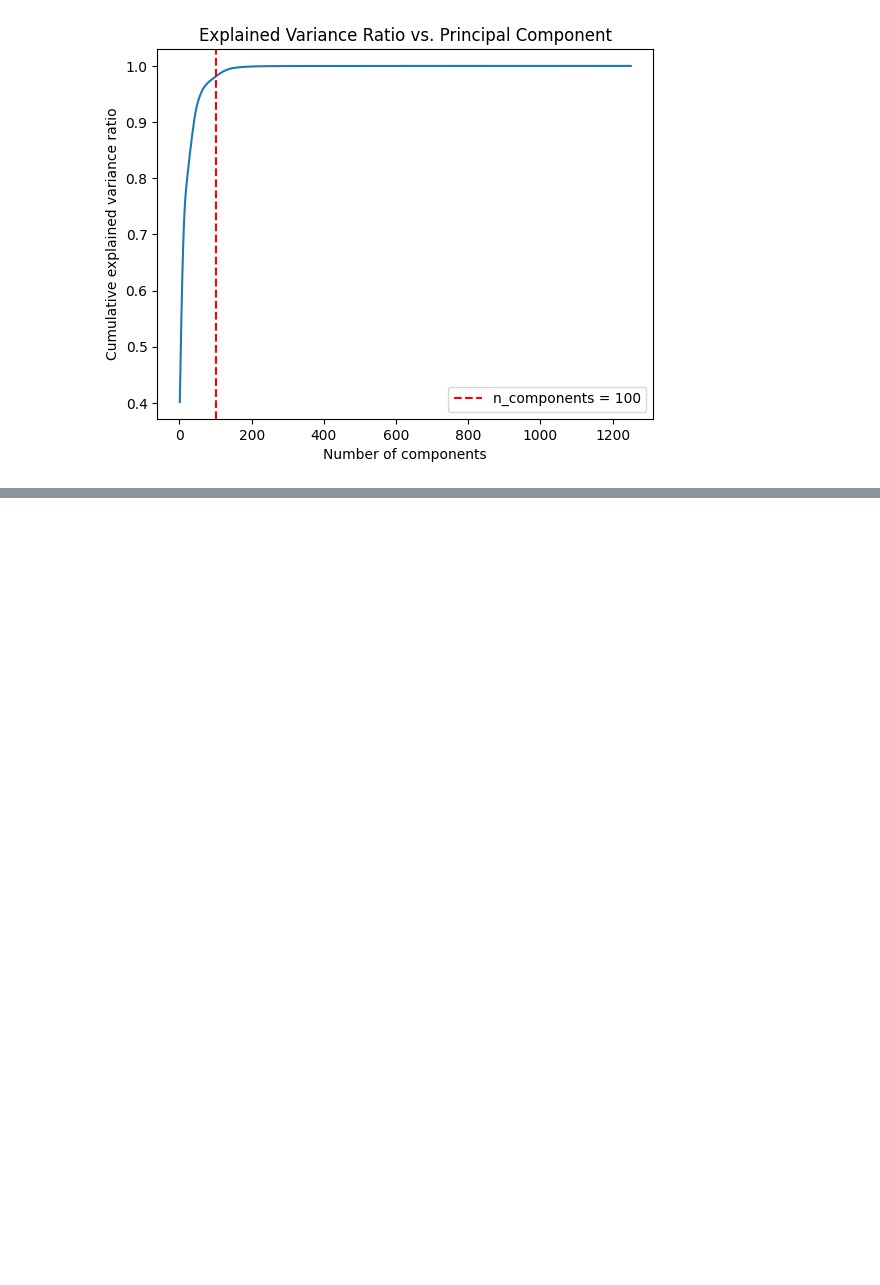
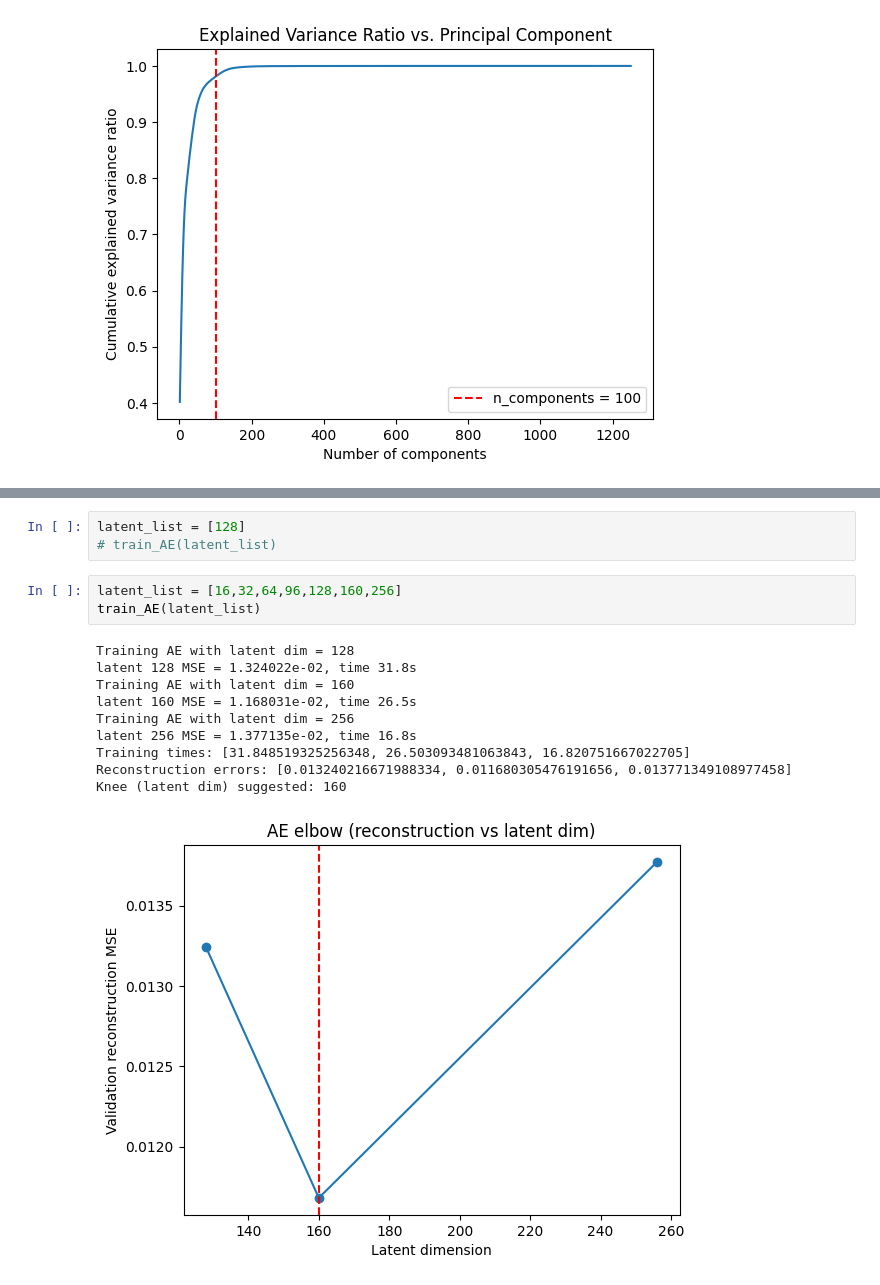
Before and after one commit to yiheng870106/Mathematics-of-Data-Science-Project-4-yiheng, a Jupyter notebook: project4.ipynb, the cells around one changed output, grey strips where cells are left out. Saved outputs shown, nothing was run; the diff lists cells and outputs as text; blank space fills up the shorter version.

```diff
--- a/project4.ipynb
+++ b/project4.ipynb
@@ -1166,2 +1179,19 @@ Training AE with latent dim = 2
+# %%
+latent_list = [128]
+# train_AE(latent_list)
+# %%
+latent_list = [16,32,64,96,128,160,256]
+train_AE(latent_list)
+# %% [output]
+Training AE with latent dim = 128
+latent 128 MSE = 1.324022e-02, time 31.8s
+Training AE with latent dim = 160
+latent 160 MSE = 1.168031e-02, time 26.5s
+Training AE with latent dim = 256
+latent 256 MSE = 1.377135e-02, time 16.8s
+Training times: [31.848519325256348, 26.503093481063843, 16.820751667022705]
+Reconstruction errors: [0.013240216671988334, 0.011680305476191656, 0.013771349108977458]
+Knee (latent dim) suggested: 160
+[figure, added]
 # %%
 # Use the decoder to generate some new ABP signals. Include plots with examples of both data and generated signals
```
Also changed, not shown: parts of 17 cells of this notebook.
